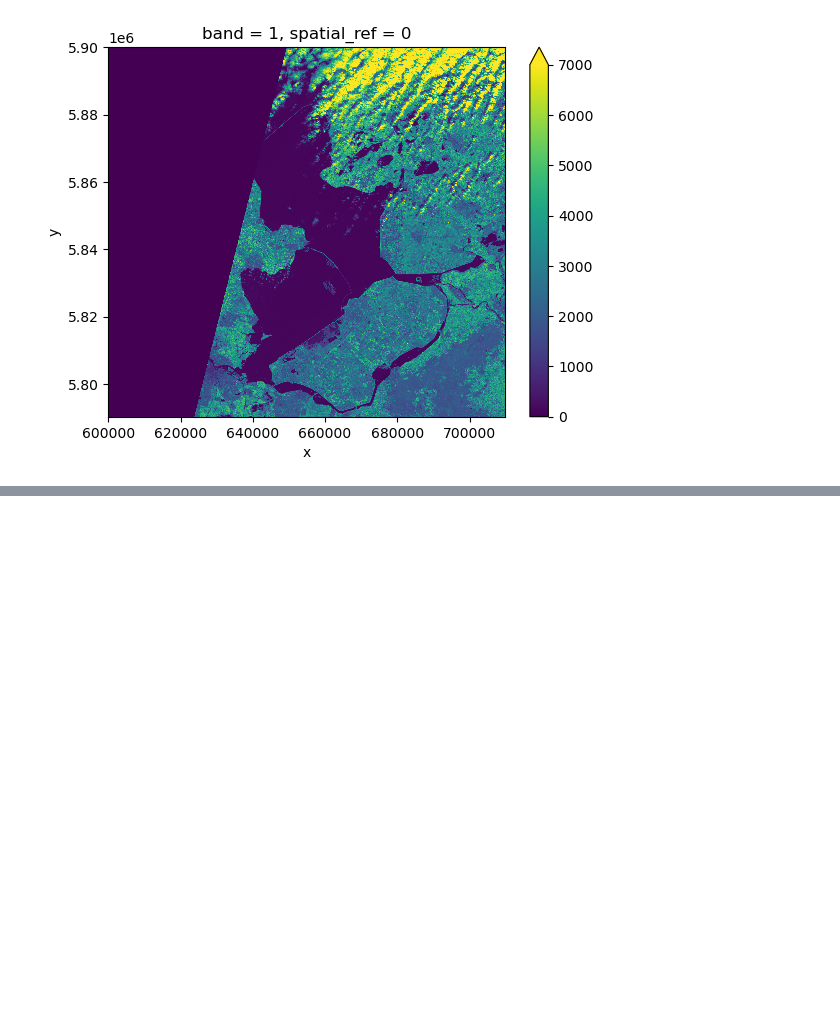
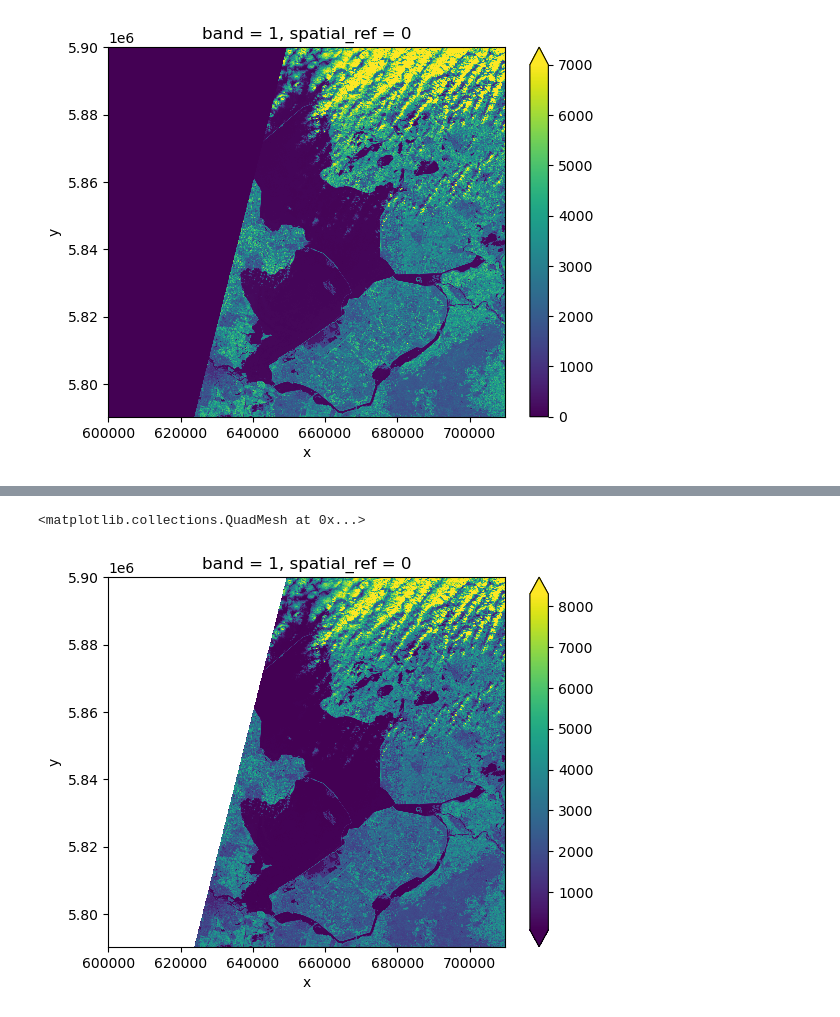
Before and after one commit to esciencecenter-digital-skills/2023-05-08-ds-geospatial-python, a Jupyter notebook: files/02-raster-data.ipynb, the cells around one changed output, grey strips where cells are left out. Cells and saved outputs as stored; diff of their text form; code cells hidden in the pictures; blank space fills up the shorter version.

```diff
--- a/files/02-raster-data.ipynb
+++ b/files/02-raster-data.ipynb
@@ -89,0 +174,2 @@ raster.plot(vmin=0, vmax=7000)
+# %%
+raster_masked = rioxarray.open_rasterio(nir09_href, masked=True)
@@ -89,0 +187,5 @@ raster.plot(vmin=0, vmax=7000)
+# %%
+raster_masked.plot(robust=True)
+# %% [output]
+<matplotlib.collections.QuadMesh at 0x...>
+[figure, added]
```
Also changed, not shown: parts of 46 cells of this notebook.
